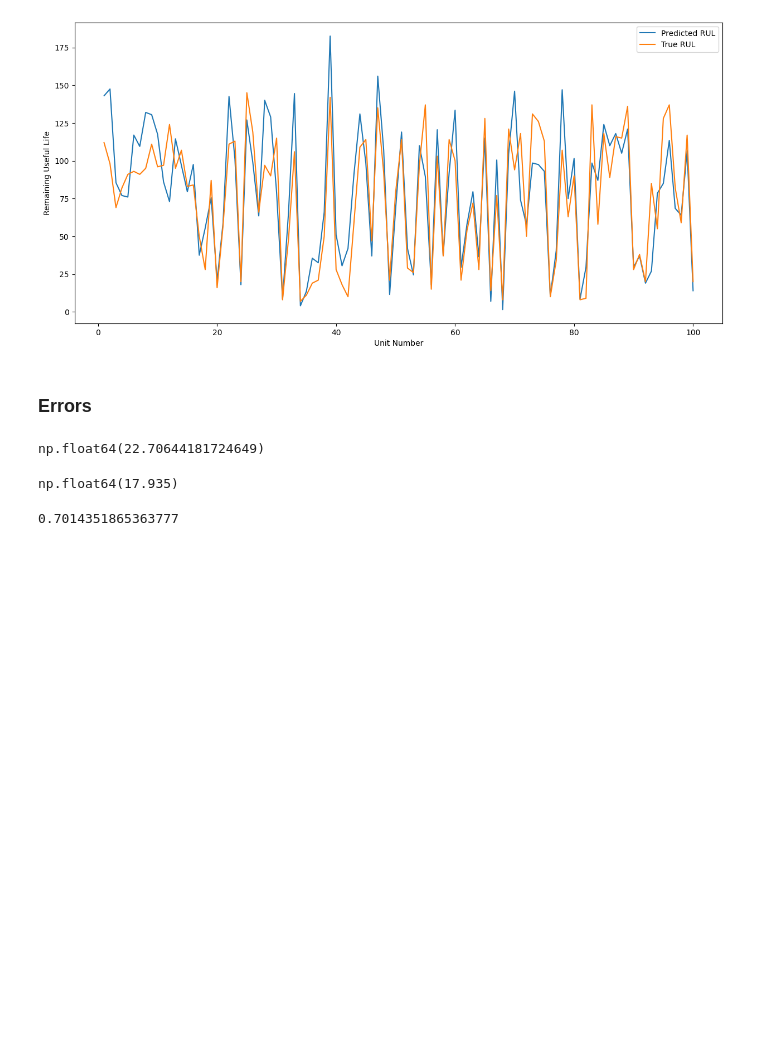
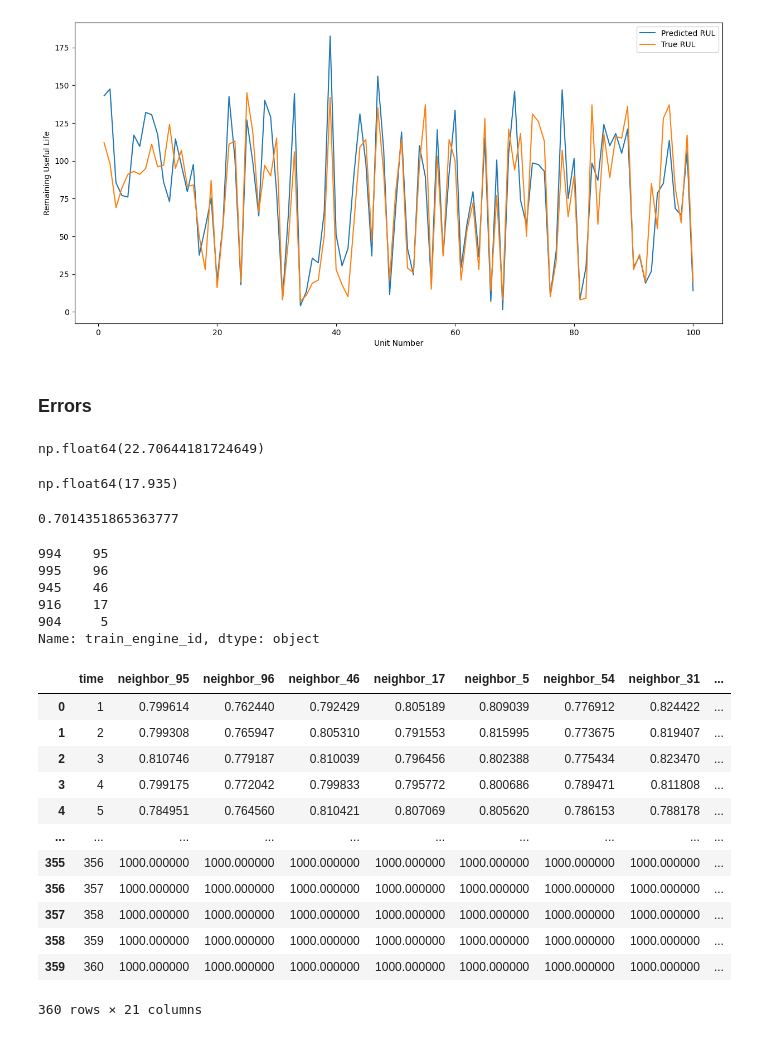
Before and after one commit to mouabbi/Predictive_Maintenance_Engine_Failure, a Jupyter notebook: machine learning/Prediction RUL (Regression)/RUL_prediction_similarity_based.ipynb, the cells around one changed output. Cells and saved outputs as stored; diff of their text form; code cells hidden in the pictures; blank space fills up the shorter version.

```diff
--- a/machine learning/Prediction RUL (Regression)/RUL_prediction_similarity_based.ipynb
+++ b/machine learning/Prediction RUL (Regression)/RUL_prediction_similarity_based.ipynb
@@ -551,3 +551,62 @@ r_2=r2_score(y_true_5.RUL, y_true_5.Pred_RUL)
 r_2
 # %% [output]
 0.7014351865363777
+# %%
+#prepare for bi
+engine_id=10
+# %%
+k=50
+ind_k = df_test_fit.groupby('engine')['similarity'].nlargest(k).reset_index()['level_1']
+result_df_k = df_test_fit.iloc[ind_5]
+engine_sim=result_df_k[result_df_k["engine"]==engine_id]
+engine_sim.head()
+similarity_bi=engine_sim[["Model","similarity","total_life"]]
+similarity_bi.columns=["train_engine_id","sim_score","total_life"]
+# %%
+similarity_bi.train_engine_id[:5]
+# %% [output]
+994    95
+995    96
+945    46
+916    17
+904     5
+Name: train_engine_id, dtype: object
+# %%
+sim=pd.DataFrame()
+sim["time"]=np.array([j for j in range(1,361)])
+# %%
+for neighbor in similarity_bi.train_engine_id[:10]:
+    # Filter data for the current neighbor
+    df_train_HI_bi = df_train_HI[df_train_HI["engine"] == neighbor]
+    ht = df_train_HI_bi["HI_final"].values  # Convert to numpy array for easier manipulation
+
+    # Create a max array with all values as 1000, and adjust for the last value in ht
+    max_array = np.full(len(ht) - 1, 1000)
+    max_array = np.append(max_array, ht[-1])  # Append the last value of ht
+
+    # Calculate the size difference to pad up to 360
+    size_diff = 360 - len(ht)
+
+    # Pad max_array with 1000 to match the desired size
+    if size_diff > 0:
+        max_array = np.concatenate([max_array, np.full(size_diff, 1000)])
+
+    # Print the final max_array for debugging
+    column_name=f"max_{neighbor}"
+    sim[column_name]=max_array
+# %%
+sim
+# %% [output]
+|  | time | neighbor_95 | neighbor_96 | neighbor_46 | neighbor_17 | neighbor_5 | neighbor_54 | neighbor_31 | ... |
+| 0 | 1 | 0.799614 | 0.762440 | 0.792429 | 0.805189 | 0.809039 | 0.776912 | 0.824422 | ... |
+| 1 | 2 | 0.799308 | 0.765947 | 0.805310 | 0.791553 | 0.815995 | 0.773675 | 0.819407 | ... |
+| 2 | 3 | 0.810746 | 0.779187 | 0.810039 | 0.796456 | 0.802388 | 0.775434 | 0.823470 | ... |
+| 3 | 4 | 0.799175 | 0.772042 | 0.799833 | 0.795772 | 0.800686 | 0.789471 | 0.811808 | ... |
+| 4 | 5 | 0.784951 | 0.764560 | 0.810421 | 0.807069 | 0.805620 | 0.786153 | 0.788178 | ... |
+| ... | ... | ... | ... | ... | ... | ... | ... | ... | ... |
+| 355 | 356 | 1000.000000 | 1000.000000 | 1000.000000 | 1000.000000 | 1000.000000 | 1000.000000 | 1000.000000 | ... |
+| 356 | 357 | 1000.000000 | 1000.000000 | 1000.000000 | 1000.000000 | 1000.000000 | 1000.000000 | 1000.000000 | ... |
+| 357 | 358 | 1000.000000 | 1000.000000 | 1000.000000 | 1000.000000 | 1000.000000 | 1000.000000 | 1000.000000 | ... |
+| 358 | 359 | 1000.000000 | 1000.000000 | 1000.000000 | 1000.000000 | 1000.000000 | 1000.000000 | 1000.000000 | ... |
+| 359 | 360 | 1000.000000 | 1000.000000 | 1000.000000 | 1000.000000 | 1000.000000 | 1000.000000 | 1000.000000 | ... |
+360 rows × 21 columns
```
Also changed, not shown: parts of 7 cells of this notebook, 14 other files.
